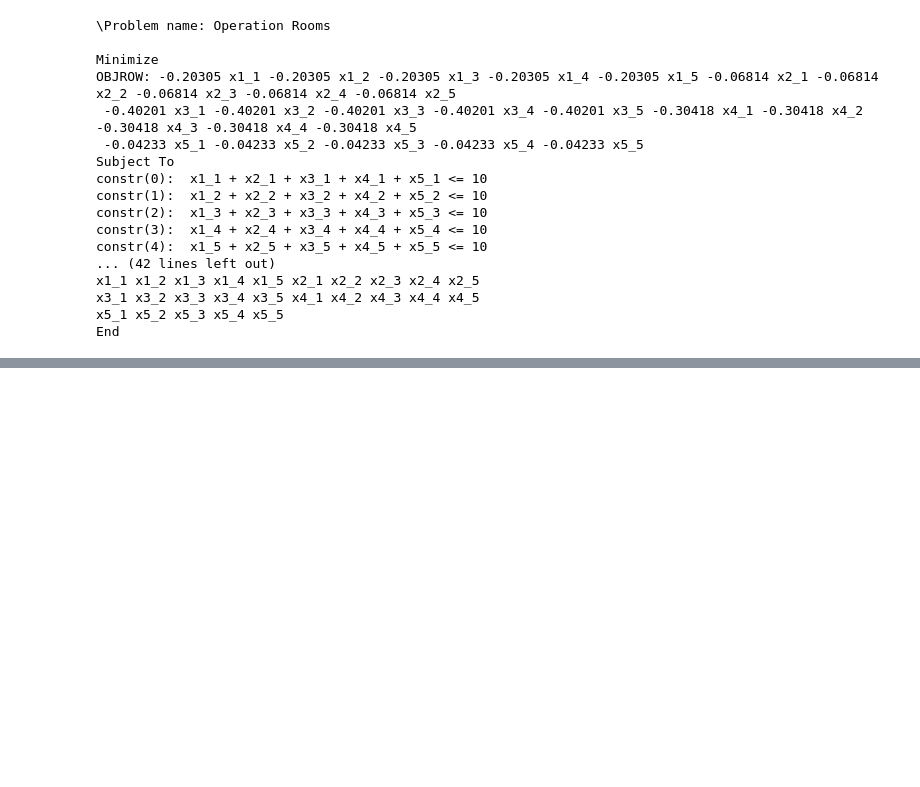
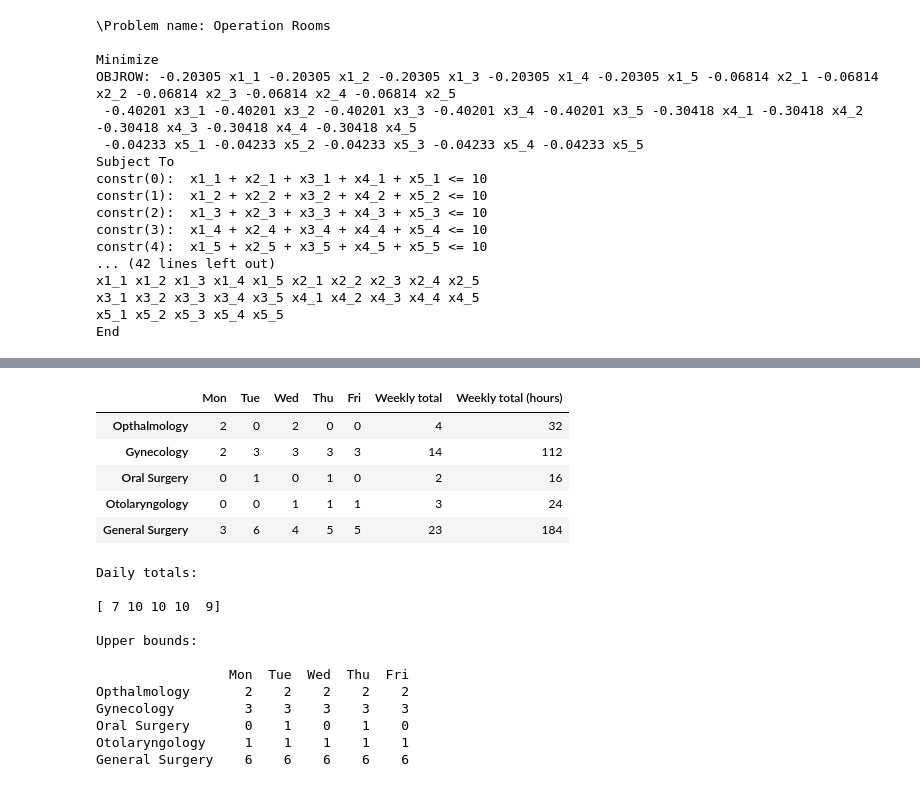
Before and after one commit to KSpiliop/Exercise, a Jupyter notebook: Solution.ipynb, the cells around one changed output, grey strips where cells are left out. Drawn from its saved outputs; the diff is of its cells as text; code cells hidden in the pictures; blank space fills up the shorter version.

```diff
--- a/Solution.ipynb
+++ b/Solution.ipynb
@@ -325,0 +383,32 @@ x5_5 : 5.0
+# %%
+results = pd.DataFrame([[m.var_by_name('x'+str(i)+'_'+str(j)).x for j in range(1,6)] for i in range(1,6)],
+                       index = departments, columns = ['Mon','Tue','Wed','Thu','Fri'],dtype=int)
+results['Weekly total'] = results.apply(sum, axis=1)
+results['Weekly total (hours)'] = 8*results['Weekly total']
+results
+print('Daily totals:\n')
+print(results.apply(sum, axis=0)[:-2].values)
+
+bounds = pd.DataFrame([[m.var_by_name('x'+str(i)+'_'+str(j)).ub for j in range(1,6)] for i in range(1,6)],
+                       index = departments, columns = ['Mon','Tue','Wed','Thu','Fri'],dtype=int)
+print('\nUpper bounds:\n')
+print(bounds)
+# %% [output]
+|  | Mon | Tue | Wed | Thu | Fri | Weekly total | Weekly total (hours) |
+| Opthalmology | 2 | 0 | 2 | 0 | 0 | 4 | 32 |
+| Gynecology | 2 | 3 | 3 | 3 | 3 | 14 | 112 |
+| Oral Surgery | 0 | 1 | 0 | 1 | 0 | 2 | 16 |
+| Otolaryngology | 0 | 0 | 1 | 1 | 1 | 3 | 24 |
+| General Surgery | 3 | 6 | 4 | 5 | 5 | 23 | 184 |
+Daily totals:
+
+[ 7 10 10 10  9]
+
+Upper bounds:
+
+                 Mon  Tue  Wed  Thu  Fri
+Opthalmology       2    2    2    2    2
+Gynecology         3    3    3    3    3
+Oral Surgery       0    1    0    1    0
+Otolaryngology     1    1    1    1    1
+General Surgery    6    6    6    6    6
```
Also changed, not shown: parts of 19 cells of this notebook.
